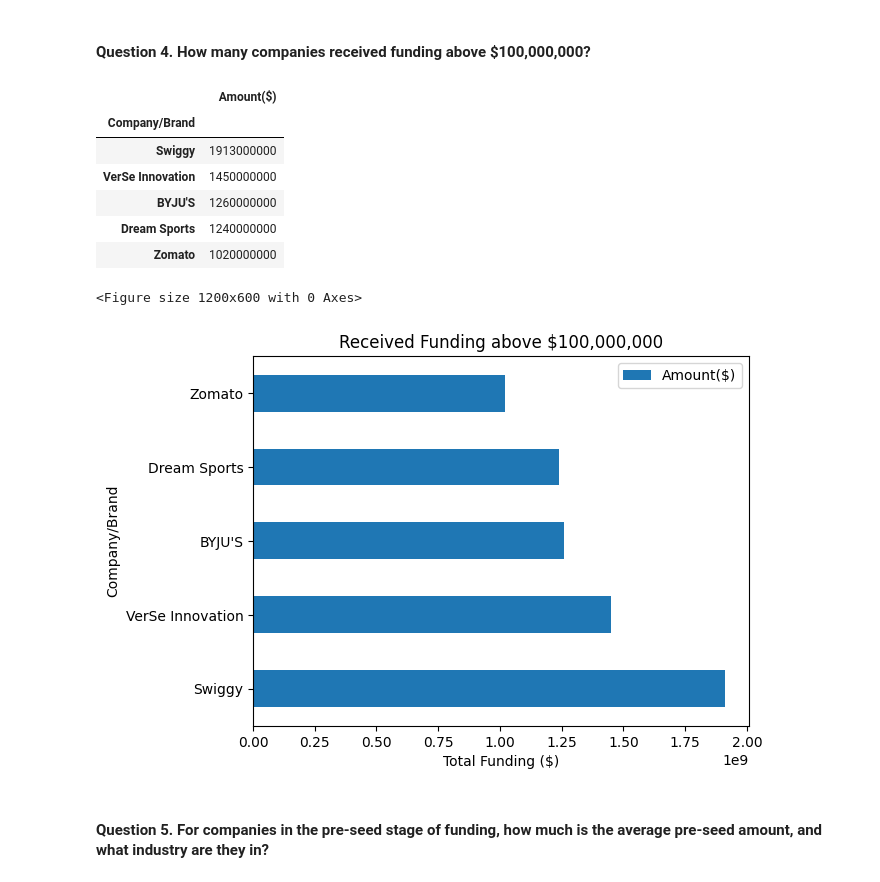
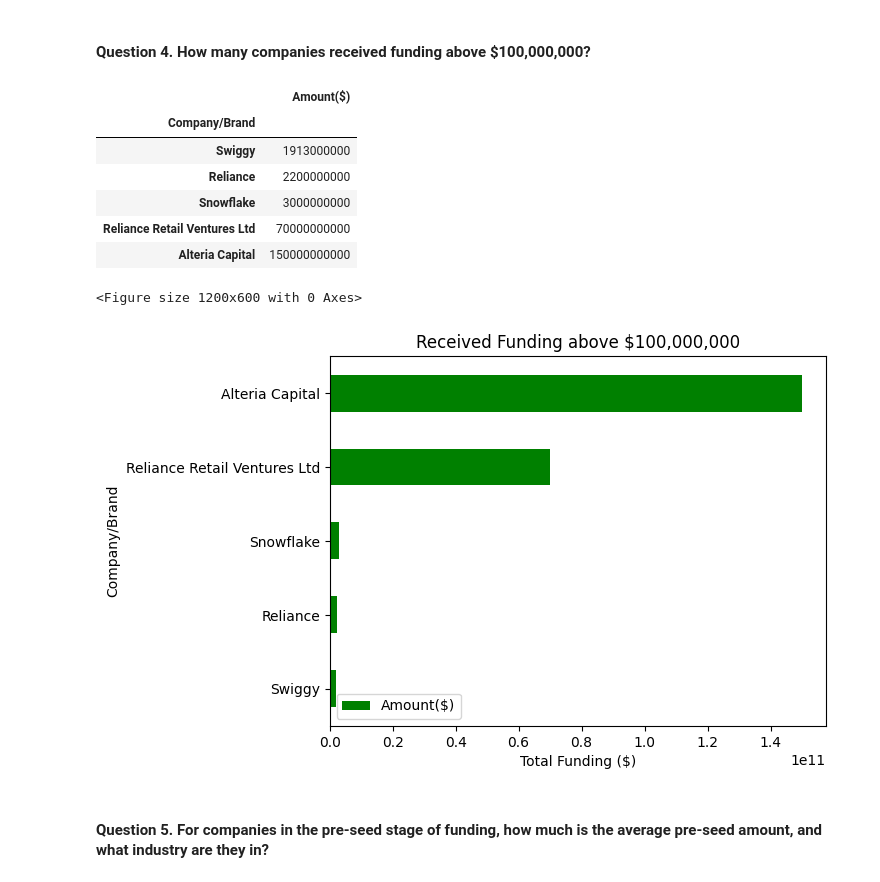
Before and after one commit to coderacheal/Indian-Startup-Ecosystem-Analysis, a Jupyter notebook: indian-startup.ipynb, the cells around one changed output. Drawn from its saved outputs; the diff is of its cells as text; code cells hidden in the pictures.

```diff
--- a/indian-startup.ipynb
+++ b/indian-startup.ipynb
@@ -221,9 +221,10 @@ array(['250000', '₹40,000,000', '₹65,000,000', '2000000', '—', '1600000',
 2. If value has no symbol and length of (value - symbol) > 11, then that value is in Rupees
 3. Conversion rate been used is middle of the year 30th June 2018
 # %%
-data['Amount($)'] = data['Amount($)'].str.strip()
+#tracking dollars vs rupees
+
 data['Amount($)'] = data['Amount($)'].apply(lambda x: str(x).replace(',', ''))
-data['Original Currency'] = data['Amount($)'].apply(lambda x: 'Rupees' if '₹' in x or ('$' not in x and len(x) > 11) else 'Dollars')
+data['Original Currency'] = data['Amount($)'].apply(lambda x: 'Rupees' if '₹' in x else 'Dollars')
 data.head()
 # %% [output]
 |  | Company/Brand | Sector | Stage | Amount($) | HeadQuarter | What it does | Founders | Investor | Year | ... |
@@ -232,6 +233,11 @@ data.head()
 | 2 | MyLoanCare | Credit, Financial Services, Lendi... | Series A | ₹65000000 | Gurgaon, Haryana, India | Leading Online Loans Marketplace ... | NaN | NaN | 2018 | ... |
 | 3 | PayMe India | Financial Services, FinTech | Angel | 2000000 | Noida, Uttar Pradesh, India | PayMe India is an innovative FinT... | NaN | NaN | 2018 | ... |
 | 4 | Eunimart | E-Commerce Platforms, Retail, SaaS | Seed | — | Hyderabad, Andhra Pradesh, India | Eunimart is a one stop solution f... | NaN | NaN | 2018 | ... |
+# %%
+# Fixing the true balance multiple amount issue
+
+data[data['Company/Brand'] == 'True Balance']
+data.drop(1080, axis=0, inplace=True)
 # %%
 def clean_amount():
     data['Amount($)'] = data['Amount($)'].astype(str)
@@ -795,8 +802,7 @@ Now, let's answer the questions we had.
 # %%
 data['Amount($)'].isna().sum()
 
-#Changing data type from float to make it more relatable
-data['Amount($)'] = data['Amount($)'].astype(int)
+data['Amount($)'] = data['Amount($)'].astype('uint64')
 # %%
 data.info()
 # %% [output]
@@ -870,27 +878,25 @@ plt.show()
 hundred_million_filter = data['Amount($)'] > 100000000
 # condition_1
 
-hundred_million = data.loc[hundred_million_filter, ['Company/Brand','Amount($)']].groupby('Company/Brand').sum().sort_values('Amount($)', ascending=False).head(5)
-
-new = hundred_million.sort_values(by='Amount($)', ascending=False).head()
-new
+hundred_million = data.loc[hundred_million_filter, ['Company/Brand','Amount($)']].groupby('Company/Brand').sum().sort_values('Amount($)').tail(5)
+hundred_million
 # %% [output]
 |  | Amount($) |
 | Company/Brand |  |
 | Swiggy | 1913000000 |
-| VerSe Innovation | 1450000000 |
-| BYJU'S | 1260000000 |
-| Dream Sports | 1240000000 |
-| Zomato | 1020000000 |
+| Reliance | 2200000000 |
+| Snowflake | 3000000000 |
+| Reliance Retail Ventures Ltd | 70000000000 |
+| Alteria Capital | 150000000000 |
 # %%
 plt.figure(figsize=(12, 6))
-new.plot(kind='barh')
+hundred_million.plot(kind='barh', color='green')
 plt.title('Received Funding above $100,000,000')
 plt.xlabel('Total Funding ($)')
 plt.show()
 # %% [output]
 <Figure size 1200x600 with 0 Axes>
-[figure, old version]
+[figure, new version]
 # %% [markdown]
 #### Question 5. For companies in the pre-seed stage of funding, how much is the average pre-seed amount, and what industry are they in?
 # %%
```
Also changed, not shown: parts of 10 cells of this notebook.
